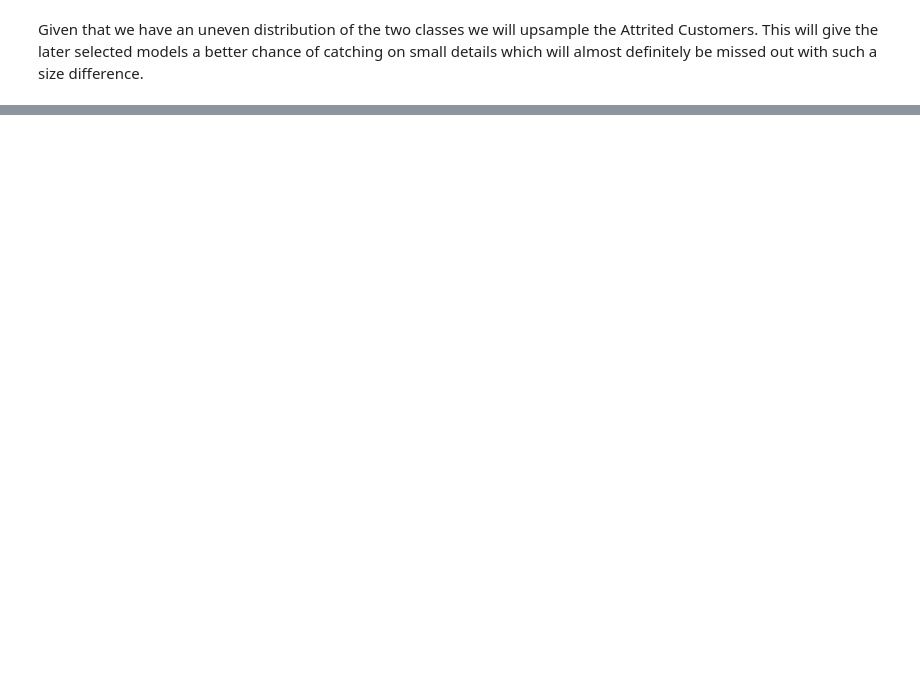
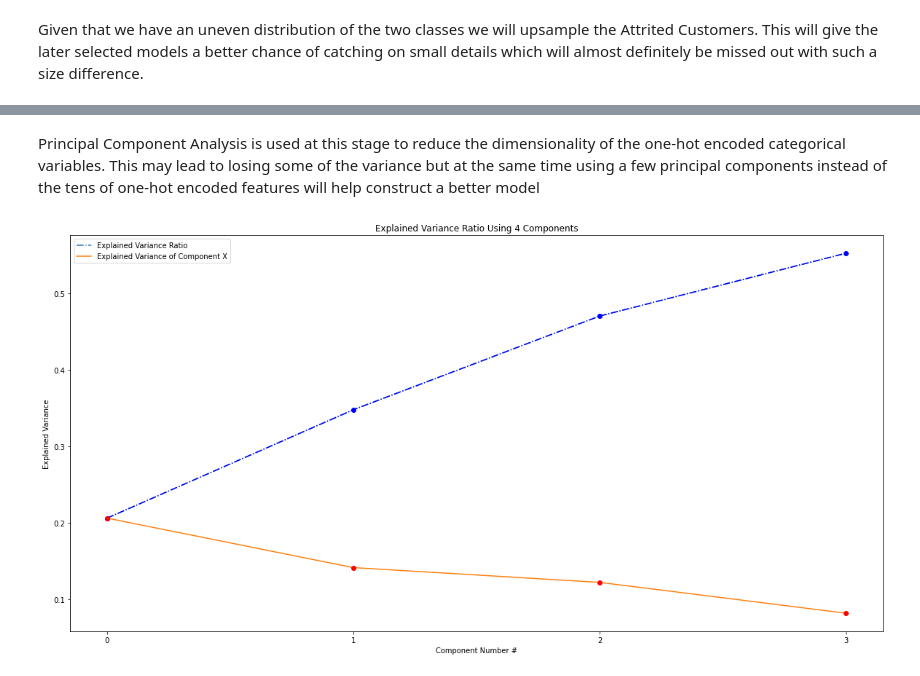
Before and after one commit to tdegamboda/Kaggle_Rough, a Jupyter notebook: Customer_Attrition.ipynb, the cells around one changed output, grey strips where cells are left out. Drawn from its saved outputs; the diff is of its cells as text; code cells hidden in the pictures; blank space fills up the shorter version.

```diff
--- a/Customer_Attrition.ipynb
+++ b/Customer_Attrition.ipynb
@@ -229,0 +316,30 @@ Given that we have an uneven distribution of the two classes we will upsample th
+# %% [markdown]
+Principal Component Analysis is used at this stage to reduce the dimensionality of the one-hot encoded categorical variables. This may lead to losing some of the variance but at the same time using a few principal components instead of the tens of one-hot encoded features will help construct a better model
+# %%
+N_COMPONENTS = 4
+
+pca_model = PCA(n_components = N_COMPONENTS)
+
+pc_matrix = pca_model.fit_transform(ohe_data)
+
+evr = pca_model.explained_variance_ratio_
+cumsum_evr = np.cumsum(evr)
+
+plt.figure(figsize = (20, 10))
+
+ax = sns.lineplot(x = np.arange(0, len(cumsum_evr)), y = cumsum_evr, label = 'Explained Variance Ratio')
+ax.lines[0].set_linestyle('-.')
+ax.set_title('Explained Variance Ratio Using {} Components'.format(N_COMPONENTS))
+ax.plot(np.arange(0, len(cumsum_evr)), cumsum_evr, 'bo')
+
+ax = sns.lineplot(x = np.arange(0, len(evr)), y = evr, label = 'Explained Variance of Component X')
+ax.plot(np.arange(0, len(evr)), evr, 'ro')
+ax.lines[1].set_linestyle('-.')
+
+
+ax.set_xticks([i for i in range(len(cumsum_evr))])
+ax.set_xlabel("Component Number #")
+ax.set_ylabel("Explained Variance")
+plt.show()
+# %% [output]
+[figure, added]
```
Also changed, not shown: parts of 26 cells of this notebook.
